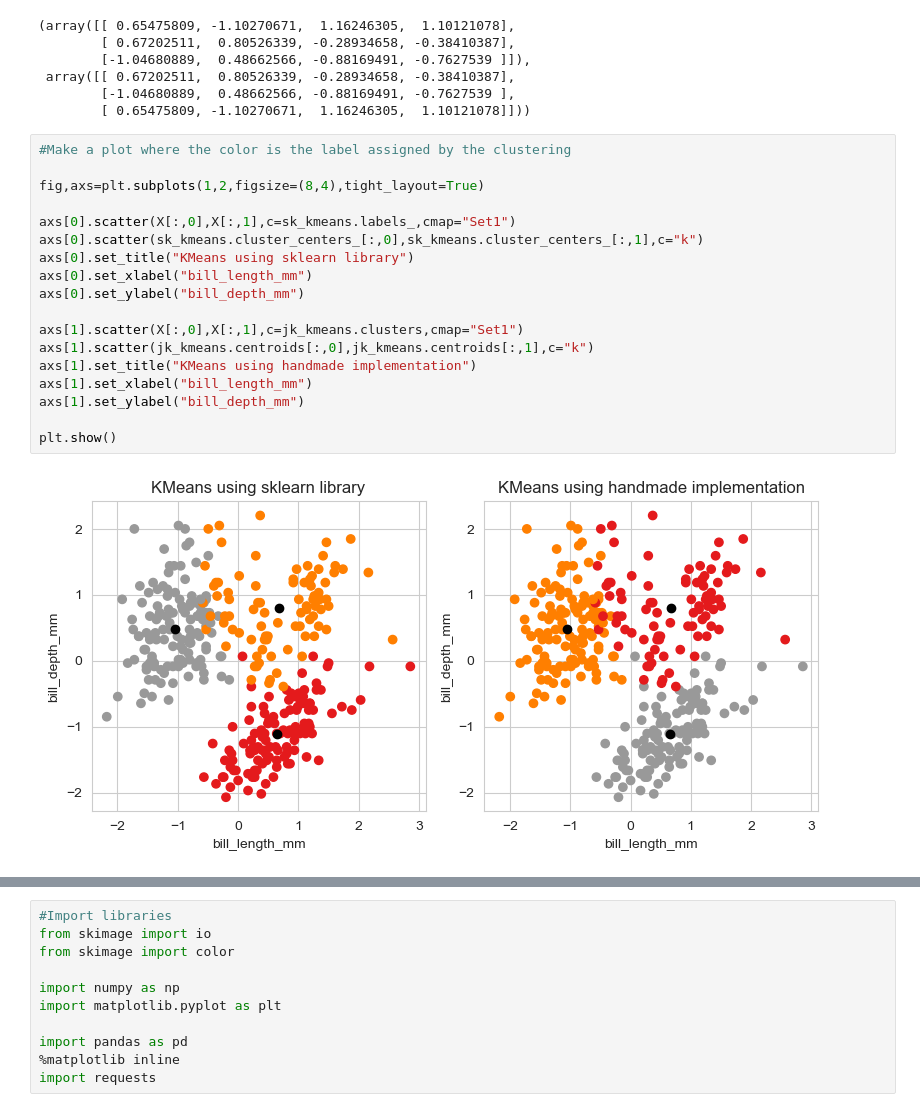
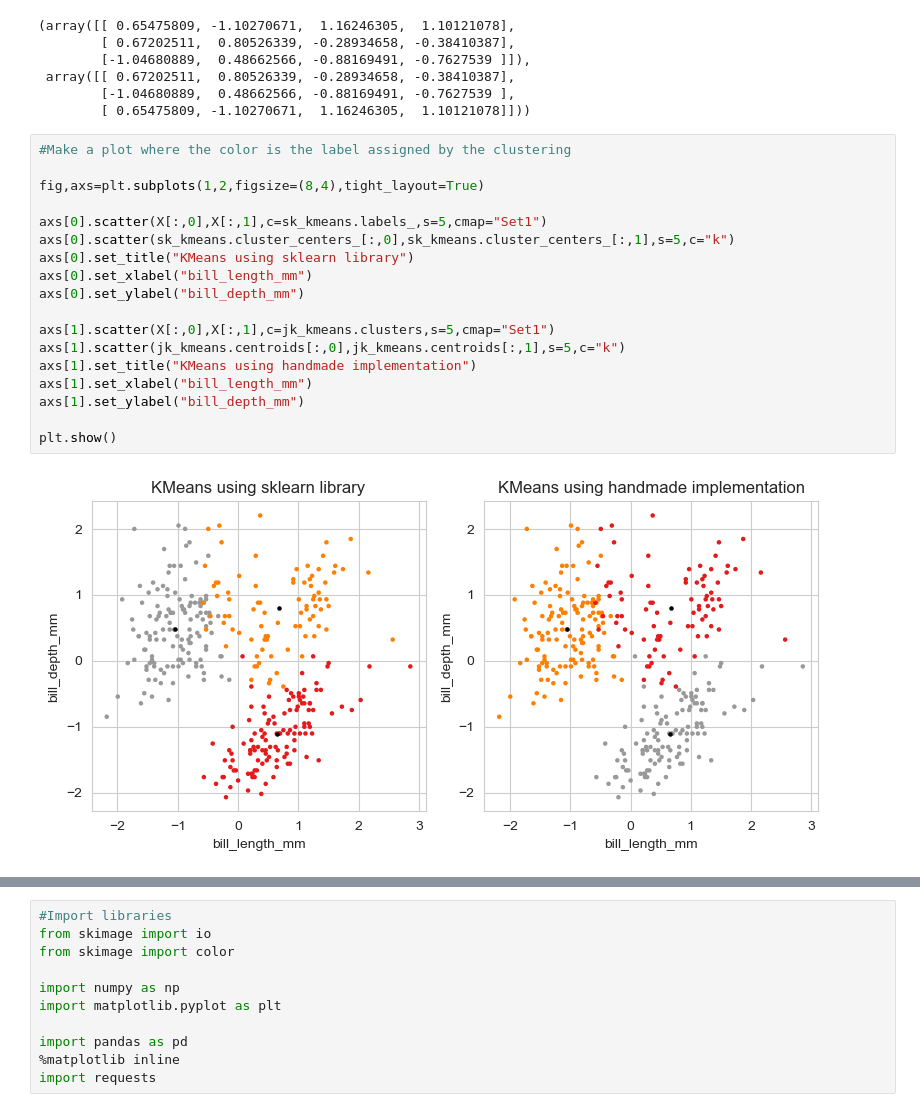
Before and after one commit to jcasarmiento/Clustering, a Jupyter notebook: K-Means-Ex.ipynb, the cells around one changed output, grey strips where cells are left out. Drawn from its saved outputs; the diff is of its cells as text.

```diff
--- a/K-Means-Ex.ipynb
+++ b/K-Means-Ex.ipynb
@@ -102,23 +102,23 @@ sk_kmeans.cluster_centers_,jk_kmeans.centroids
 # %%
 #Make a plot where the color is the label assigned by the clustering
 
 fig,axs=plt.subplots(1,2,figsize=(8,4),tight_layout=True)
 
-axs[0].scatter(X[:,0],X[:,1],c=sk_kmeans.labels_,cmap="Set1")
-axs[0].scatter(sk_kmeans.cluster_centers_[:,0],sk_kmeans.cluster_centers_[:,1],c="k")
+axs[0].scatter(X[:,0],X[:,1],c=sk_kmeans.labels_,s=5,cmap="Set1")
+axs[0].scatter(sk_kmeans.cluster_centers_[:,0],sk_kmeans.cluster_centers_[:,1],s=5,c="k")
 axs[0].set_title("KMeans using sklearn library")
 axs[0].set_xlabel("bill_length_mm")
 axs[0].set_ylabel("bill_depth_mm")
 
-axs[1].scatter(X[:,0],X[:,1],c=jk_kmeans.clusters,cmap="Set1")
-axs[1].scatter(jk_kmeans.centroids[:,0],jk_kmeans.centroids[:,1],c="k")
+axs[1].scatter(X[:,0],X[:,1],c=jk_kmeans.clusters,s=5,cmap="Set1")
+axs[1].scatter(jk_kmeans.centroids[:,0],jk_kmeans.centroids[:,1],s=5,c="k")
 axs[1].set_title("KMeans using handmade implementation")
 axs[1].set_xlabel("bill_length_mm")
 axs[1].set_ylabel("bill_depth_mm")
 
 plt.show()
 # %% [output]
-[figure, old version]
+[figure, new version]
 # %%
 #Make a 3D plot where the color is the label assigned by the clustering
 fig=plt.figure(figsize=(12,6))
```
Also changed, not shown: parts of 6 cells of this notebook.
